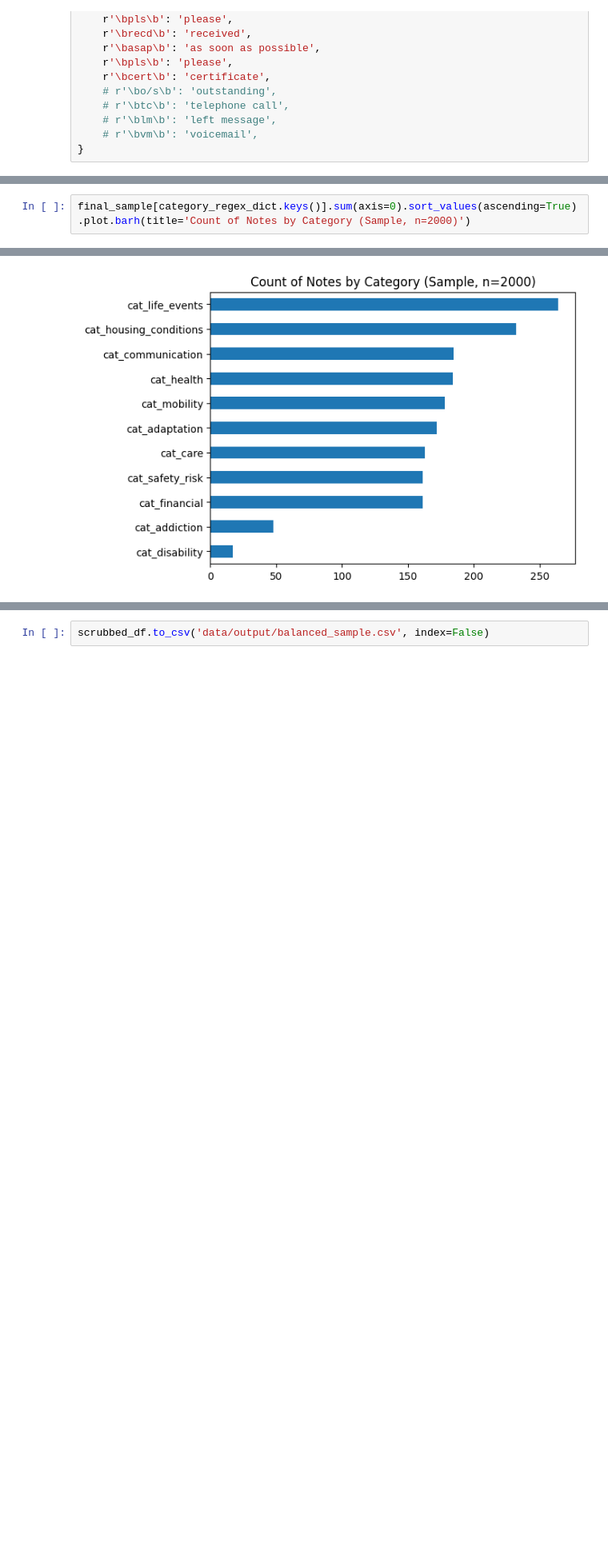
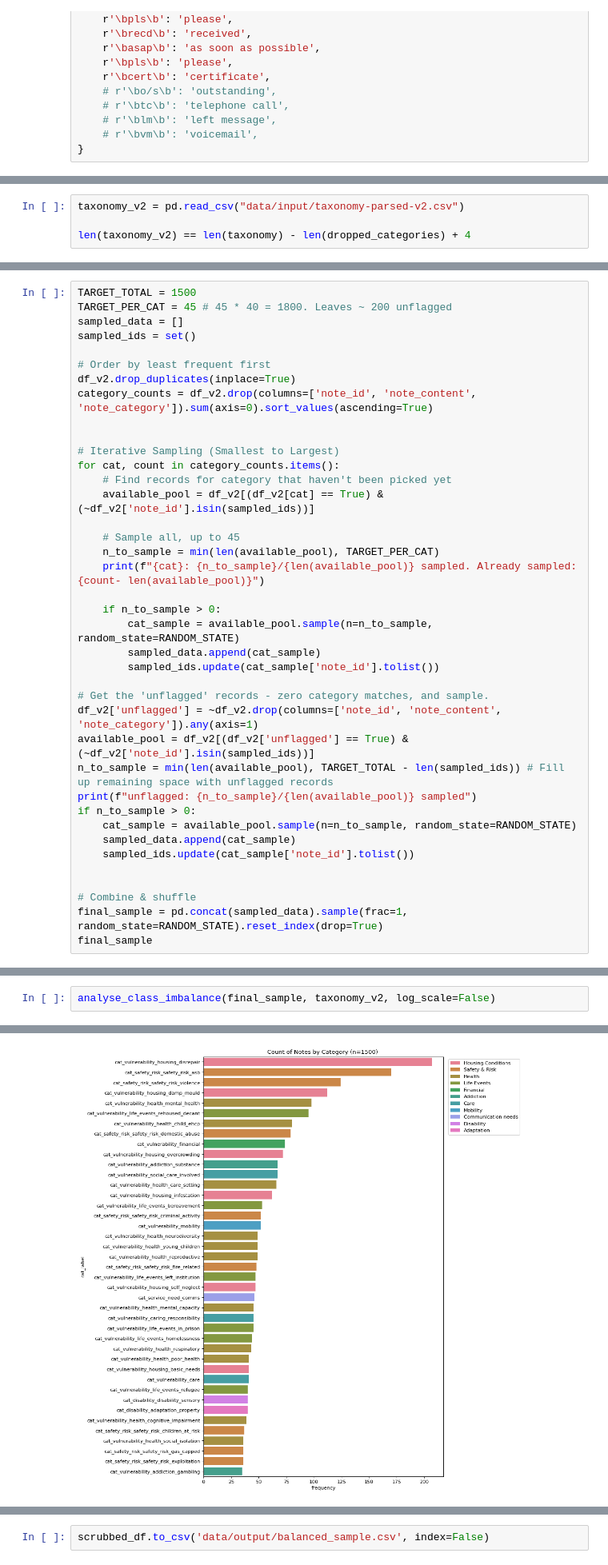
Before and after one commit to notatiyyah/CS3D6-Code, a Jupyter notebook: prep-traning-data.ipynb, the cells around one changed output, grey strips where cells are left out. Shown at 80% size. Saved outputs shown, nothing was run; the diff lists cells and outputs as text; blank space fills up the shorter version.

Commit message:
Update taxonomy to 40 classes. Merge categories. Add imbalance metrics and graphs. Balance sample set accordingly.

```diff
--- a/prep-traning-data.ipynb
+++ b/prep-traning-data.ipynb
@@ -276,0 +503,4 @@ normalization_dict = {
+# %%
+taxonomy_v2 = pd.read_csv("data/input/taxonomy-parsed-v2.csv")
+
+len(taxonomy_v2) == len(taxonomy) - len(dropped_categories) + 4
@@ -320,0 +542,39 @@ final_sample
+# %%
+TARGET_TOTAL = 1500
+TARGET_PER_CAT = 45 # 45 * 40 = 1800. Leaves ~ 200 unflagged
+sampled_data = []
+sampled_ids = set()
+
+# Order by least frequent first
+df_v2.drop_duplicates(inplace=True)
+category_counts = df_v2.drop(columns=['note_id', 'note_content', 'note_category']).sum(axis=0).sort_values(ascending=True)
+
+
+# Iterative Sampling (Smallest to Largest)
+for cat, count in category_counts.items():
+    # Find records for category that haven't been picked yet
+    available_pool = df_v2[(df_v2[cat] == True) & (~df_v2['note_id'].isin(sampled_ids))]
+
+    # Sample all, up to 45
+    n_to_sample = min(len(available_pool), TARGET_PER_CAT)
+    print(f"{cat}: {n_to_sample}/{len(available_pool)} sampled. Already sampled: {count- len(available_pool)}")
+
+    if n_to_sample > 0:
+        cat_sample = available_pool.sample(n=n_to_sample, random_state=RANDOM_STATE)
+        sampled_data.append(cat_sample)
+        sampled_ids.update(cat_sample['note_id'].tolist())
+
+# Get the 'unflagged' records - zero category matches, and sample.
+df_v2['unflagged'] = ~df_v2.drop(columns=['note_id', 'note_content', 'note_category']).any(axis=1)
+available_pool = df_v2[(df_v2['unflagged'] == True) & (~df_v2['note_id'].isin(sampled_ids))]
+n_to_sample = min(len(available_pool), TARGET_TOTAL - len(sampled_ids)) # Fill up remaining space with unflagged records
+print(f"unflagged: {n_to_sample}/{len(available_pool)} sampled")
+if n_to_sample > 0:
+    cat_sample = available_pool.sample(n=n_to_sample, random_state=RANDOM_STATE)
+    sampled_data.append(cat_sample)
+    sampled_ids.update(cat_sample['note_id'].tolist())
+
+
+# Combine & shuffle
+final_sample = pd.concat(sampled_data).sample(frac=1, random_state=RANDOM_STATE).reset_index(drop=True)
+final_sample
@@ -321,3 +616,3 @@ final_sample
 # %%
-final_sample[category_regex_dict.keys()].sum(axis=0).sort_values(ascending=True).plot.barh(title='Count of Notes by Category (Sample, n=2000)')
+analyse_class_imbalance(final_sample, taxonomy_v2, log_scale=False)
 # %% [output]
@@ -325 +619 @@ final_sample[category_regex_dict.keys()].sum(axis=0).sort_values(ascending=True)
-[figure, old version]
+[figure, new version]
```
Also changed, not shown: parts of 53 cells of this notebook, 1 other file.
